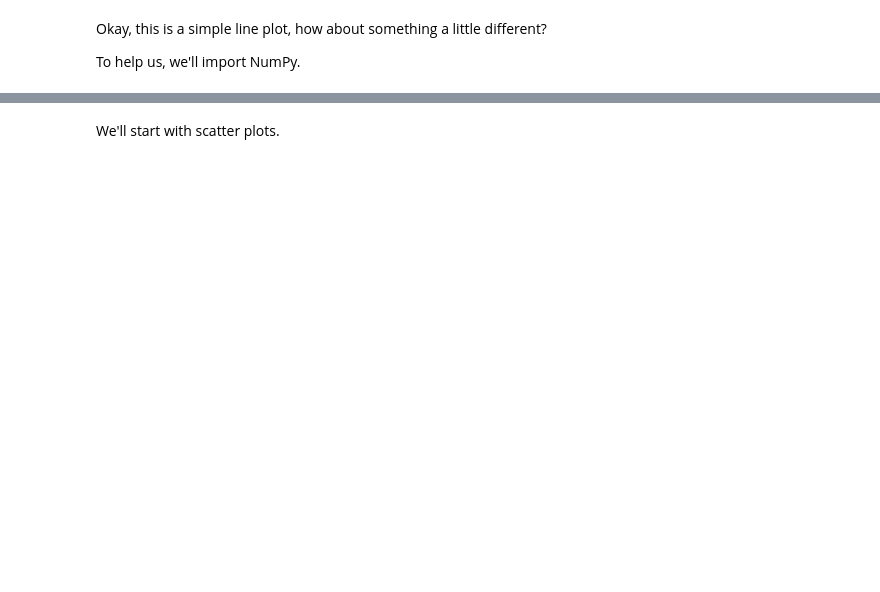
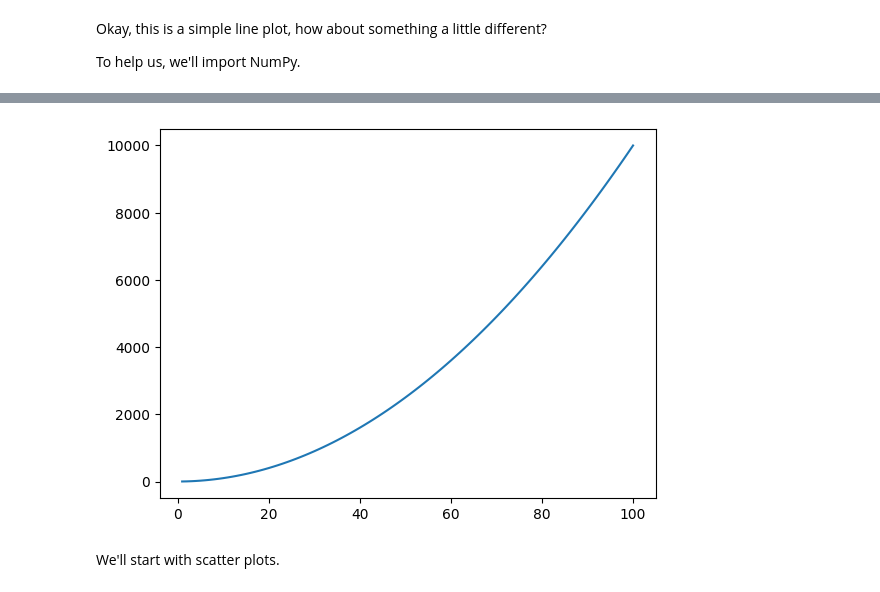
Before and after one commit to BrennZA/ZTM-ML, a Jupyter notebook: matplotlib-exercises.ipynb, the cells around one changed output, grey strips where cells are left out. Cells and saved outputs as stored; diff of their text form; code cells hidden in the pictures; blank space fills up the shorter version.

```diff
--- a/matplotlib-exercises.ipynb
+++ b/matplotlib-exercises.ipynb
@@ -80,2 +102,4 @@ To help us, we'll import NumPy.
 # %%
 # Create an array of 100 evenly spaced numbers between 0 and 100 using NumPy and save it to variable X
+x = np.arange(1, 101)
+x
@@ -82,5 +115,10 @@ To help us, we'll import NumPy.
 # %%
 # Create a plot using plt.subplots() and plot X versus X^2 (X squared)
+fig, ax = plt.subplots(nrows=1, ncols=1)
+
+ax.plot(x, x*x);
+# %% [output]
+[figure, added]
 # %% [markdown]
 We'll start with scatter plots.
 # %%
```
Also changed, not shown: parts of 10 cells of this notebook.
